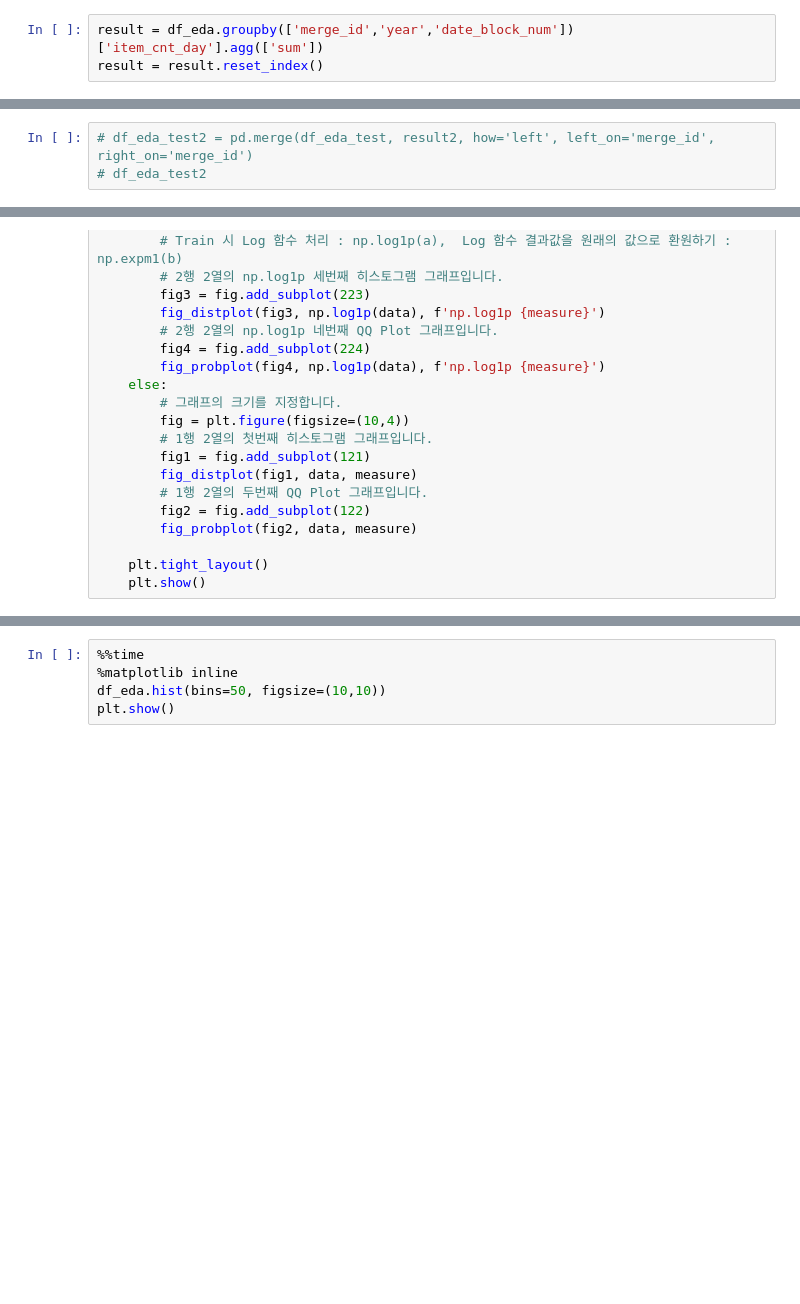
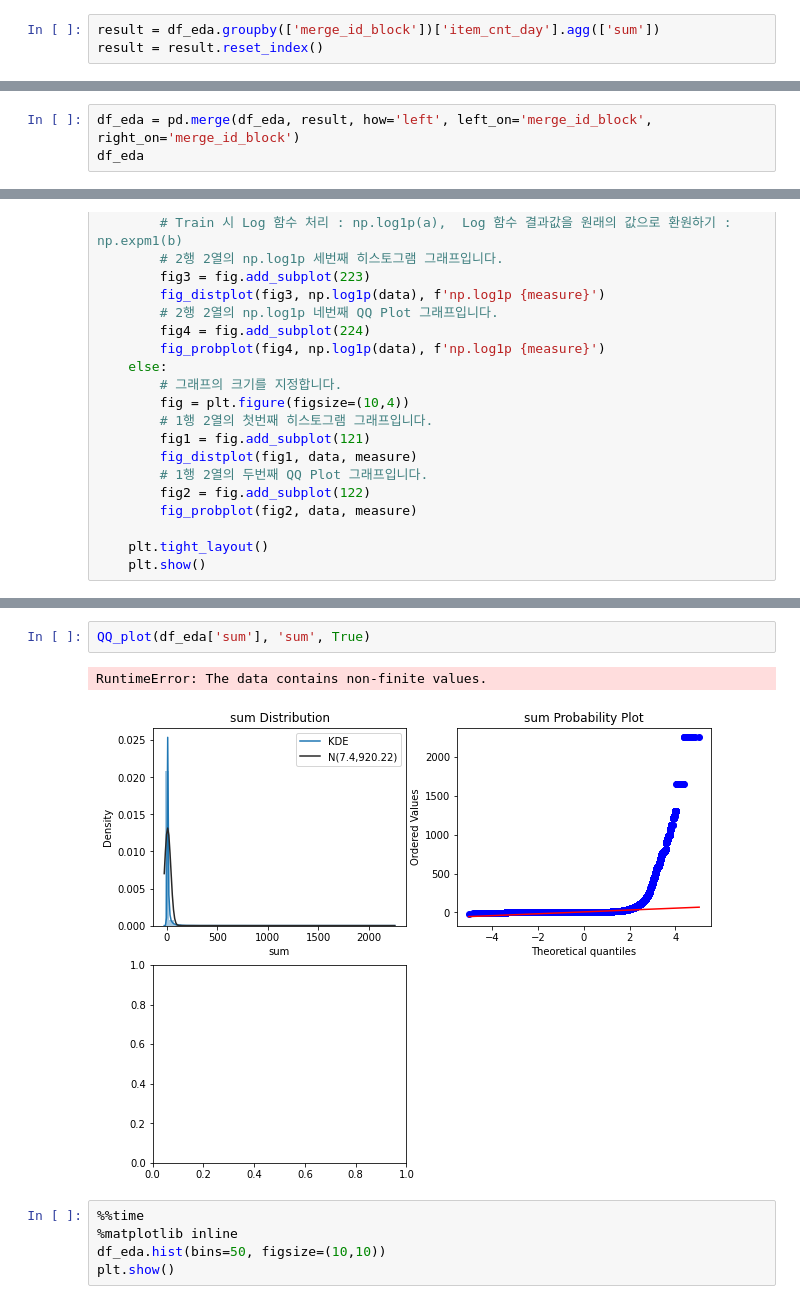
Before and after one commit to kimsangkyeong/kaggles, a Jupyter notebook: predictfutuersales.ipynb, the cells around one changed output, grey strips where cells are left out. Cells and saved outputs as stored; diff of their text form; blank space fills up the shorter version.

```diff
--- a/predictfutuersales.ipynb
+++ b/predictfutuersales.ipynb
@@ -335,4 +323,4 @@ df_eda.groupby(['merge_id','year','date_block_num'])[['item_cnt_day']].agg(['sum
 1609124 rows × 2 columns
 # %%
-result = df_eda.groupby(['merge_id','year','date_block_num'])['item_cnt_day'].agg(['sum'])
+result = df_eda.groupby(['merge_id_block'])['item_cnt_day'].agg(['sum'])
 result = result.reset_index()
@@ -376,3 +327,3 @@ result2.head(5)
 # %%
-# df_eda_test2 = pd.merge(df_eda_test, result2, how='left', left_on='merge_id', right_on='merge_id')
-# df_eda_test2
+df_eda = pd.merge(df_eda, result, how='left', left_on='merge_id_block', right_on='merge_id_block')
+df_eda
@@ -454,3 +427,8 @@ def QQ_plot(data, measure, logplot=False):
+# %%
+QQ_plot(df_eda['sum'], 'sum', True)
+# %% [output]
+RuntimeError: The data contains non-finite values.
+[figure, added]
 # %%
 %%time
 %matplotlib inline
```
Also changed, not shown: parts of 15 cells of this notebook.
